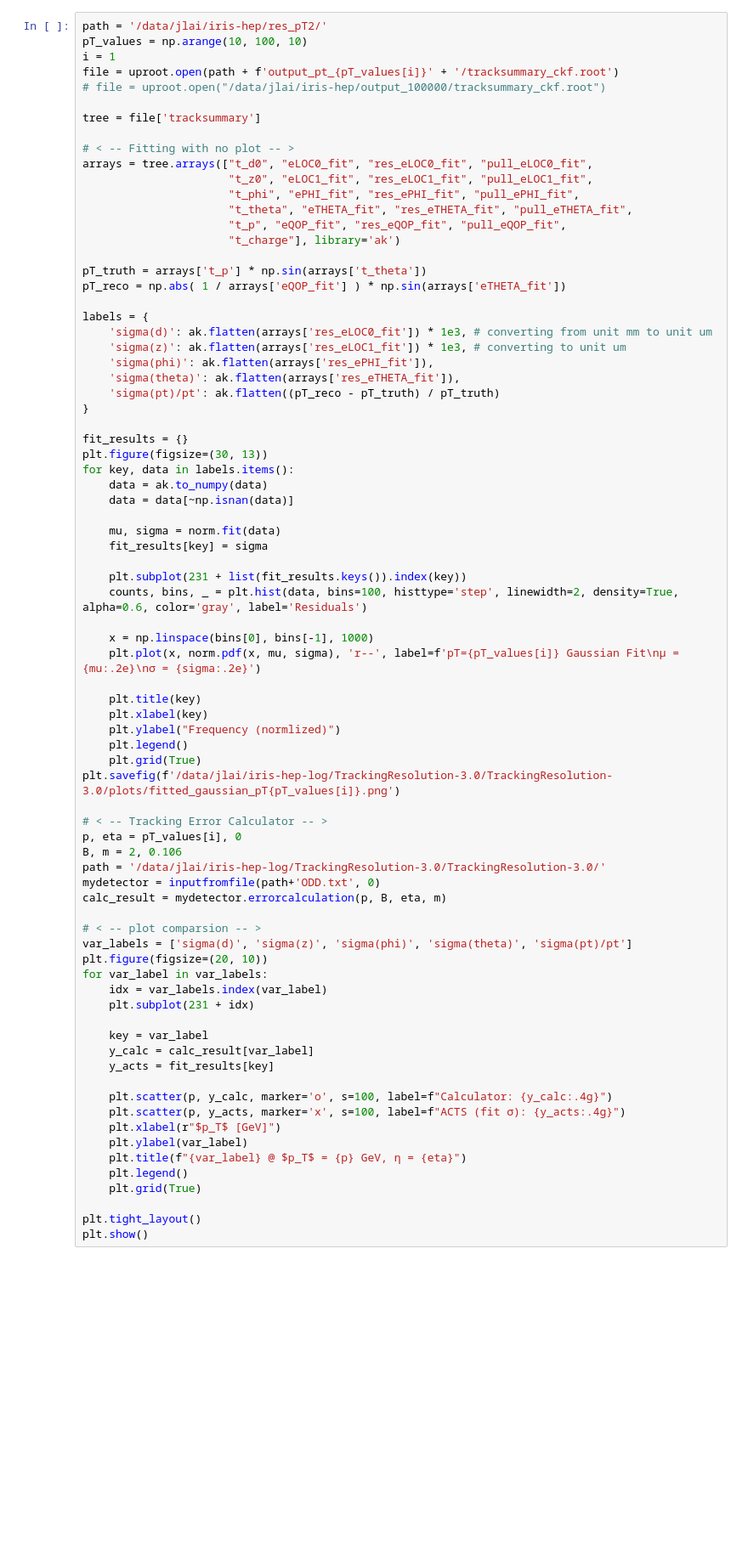
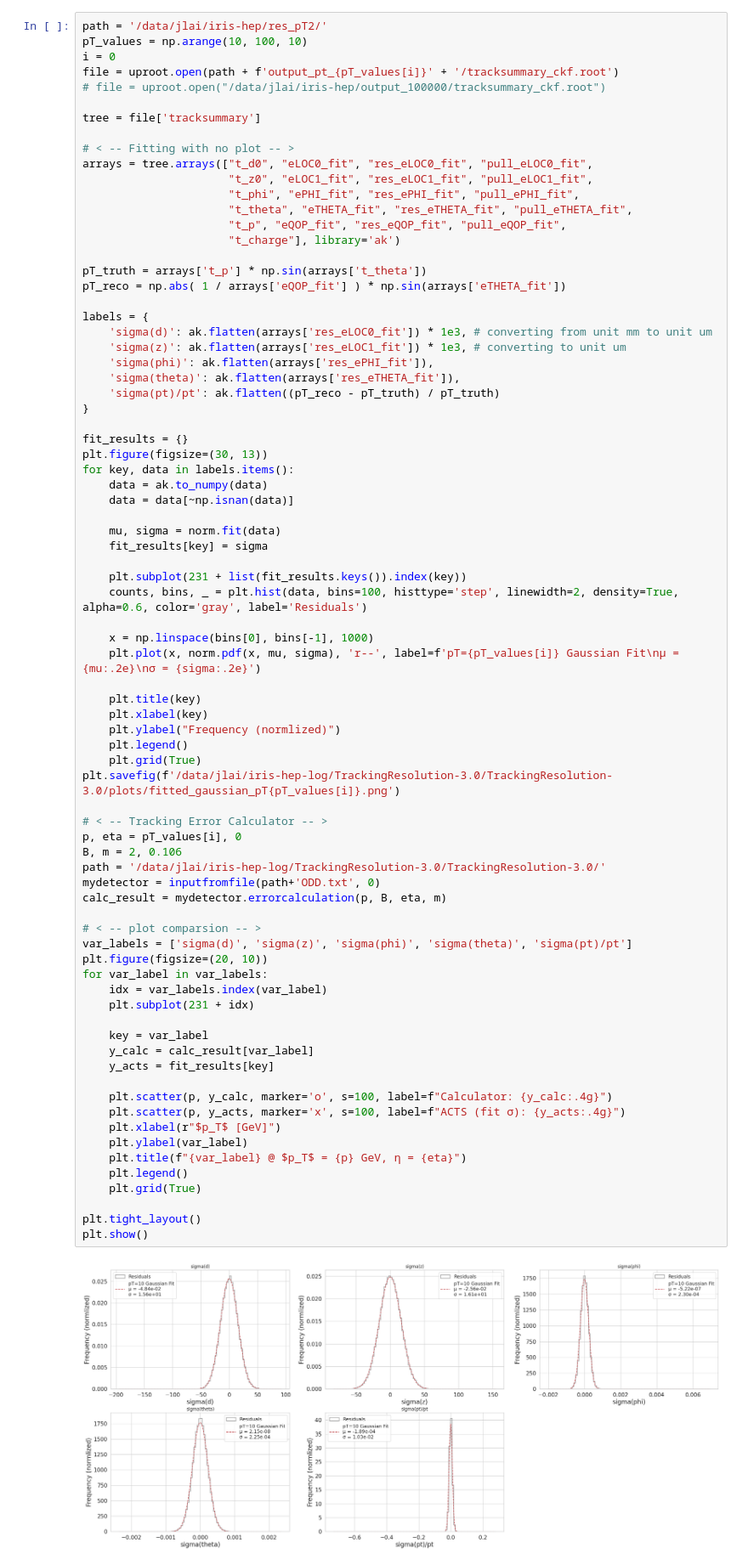
Before and after one commit to dlai211/iris-hep-log, a Jupyter notebook: code/res_pT2.ipynb, the cells around one changed output. Shown: that part at 85% size. Drawn from its saved outputs; the diff is of its cells as text; blank space fills up the shorter version.

```diff
--- a/code/res_pT2.ipynb
+++ b/code/res_pT2.ipynb
@@ -40,7 +40,7 @@ plt.rcParams.update({
 # %%
 path = '/data/jlai/iris-hep/res_pT2/'
 pT_values = np.arange(10, 100, 10)
-i = 1
+i = 0
 file = uproot.open(path + f'output_pt_{pT_values[i]}' + '/tracksummary_ckf.root')
 # file = uproot.open("/data/jlai/iris-hep/output_100000/tracksummary_ckf.root")
 
@@ -88,30 +88,32 @@ for key, data in labels.items():
 plt.savefig(f'/data/jlai/iris-hep-log/TrackingResolution-3.0/TrackingResolution-3.0/plots/fitted_gaussian_pT{pT_values[i]}.png')
 
 # < -- Tracking Error Calculator -- >
 p, eta = pT_values[i], 0
 B, m = 2, 0.106
 path = '/data/jlai/iris-hep-log/TrackingResolution-3.0/TrackingResolution-3.0/'
 mydetector = inputfromfile(path+'ODD.txt', 0)
 calc_result = mydetector.errorcalculation(p, B, eta, m)
 
 # < -- plot comparsion -- >
 var_labels = ['sigma(d)', 'sigma(z)', 'sigma(phi)', 'sigma(theta)', 'sigma(pt)/pt']
 plt.figure(figsize=(20, 10))
 for var_label in var_labels:
     idx = var_labels.index(var_label)
     plt.subplot(231 + idx)
 
     key = var_label
     y_calc = calc_result[var_label]
     y_acts = fit_results[key]
 
     plt.scatter(p, y_calc, marker='o', s=100, label=f"Calculator: {y_calc:.4g}")
     plt.scatter(p, y_acts, marker='x', s=100, label=f"ACTS (fit σ): {y_acts:.4g}")
     plt.xlabel(r"$p_T$ [GeV]")
     plt.ylabel(var_label)
     plt.title(f"{var_label} @ $p_T$ = {p} GeV, η = {eta}")
     plt.legend()
     plt.grid(True)
 
 plt.tight_layout()
 plt.show()
+# %% [output]
+[figure, added]
```
Also changed, not shown: parts of 2 cells of this notebook, 7 other files.
